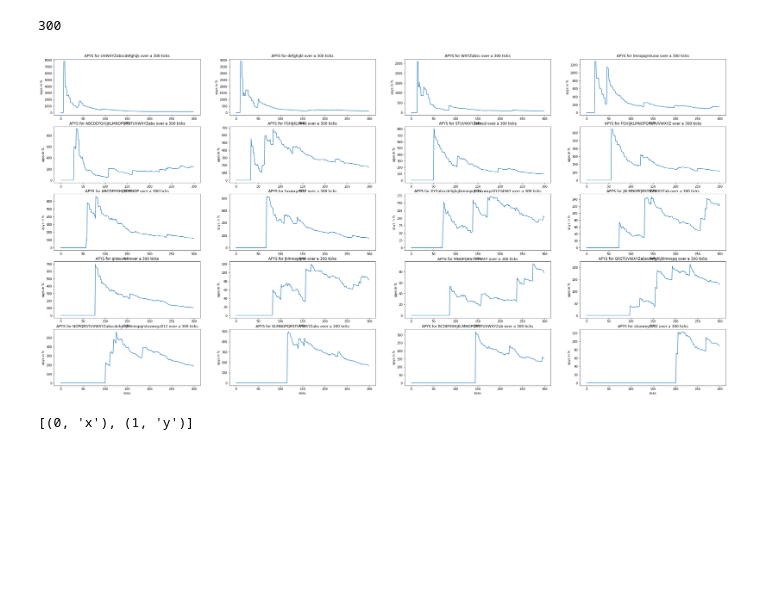
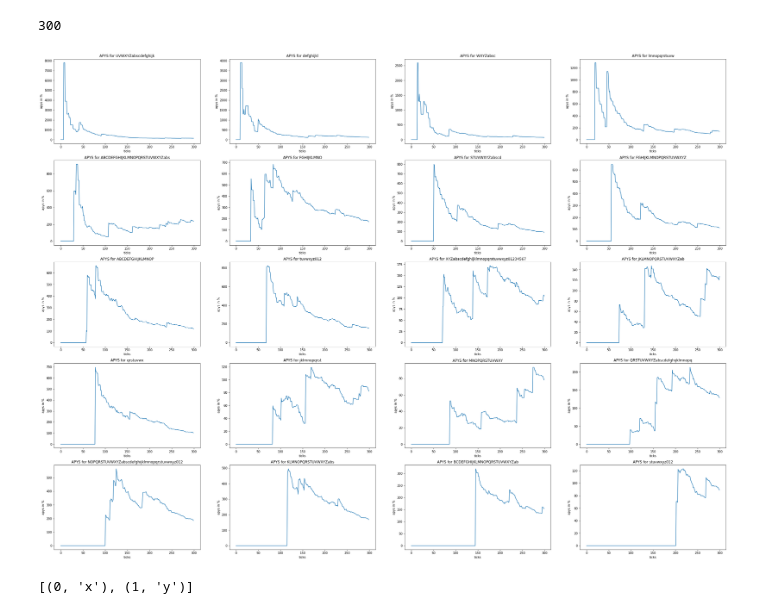
Before and after one commit to vineet-codes/defi-exploration, a Jupyter notebook: simulation.ipynb, the cells around one changed output. Drawn from its saved outputs; the diff is of its cells as text; code cells hidden in the pictures; blank space fills up the shorter version.

Commit message:
update the graph title and make it more readable

```diff
--- a/simulation.ipynb
+++ b/simulation.ipynb
@@ -519,14 +519,14 @@ len(result[users[10]])
 # %% [output]
 300
 # %%
-fig, axes = plt.subplots(5,4, figsize=(40,20))
+fig, axes = plt.subplots(5,4, figsize=(40,30))
 for i,ax in enumerate(axes.flatten()):
   ax.plot(result[users[i]])
   ax.set_xlabel('ticks')
   ax.set_ylabel('apys in %')
-  ax.set_title(f"APYS for {users[i]} over a {rewards.tick} ticks")
+  ax.set_title(f"APYS for {users[i]}")
 # %% [output]
-[figure, old version]
+[figure, new version]
 # %%
 [(i,j) for i,j in enumerate(['x','y'])]
 # %% [output]
```
